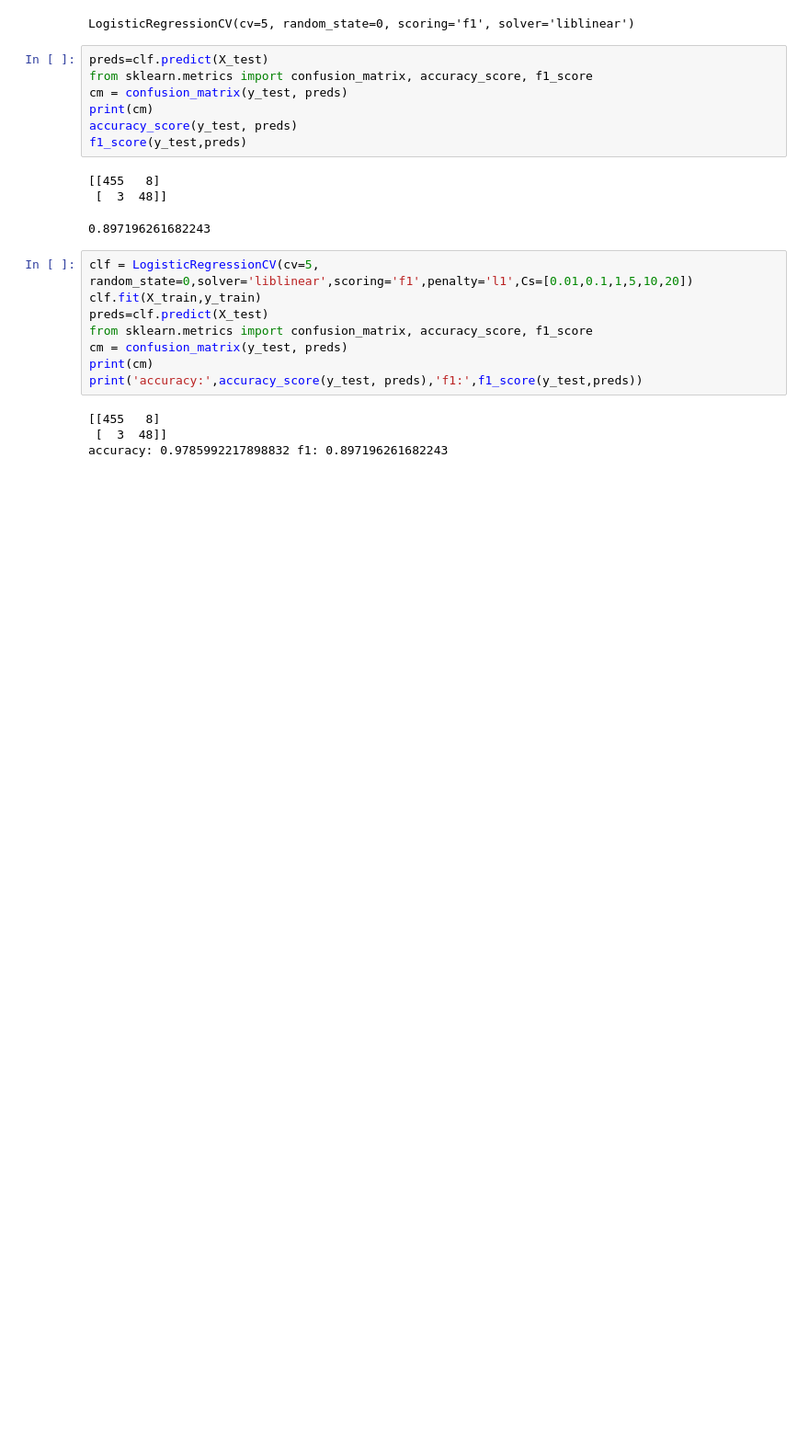
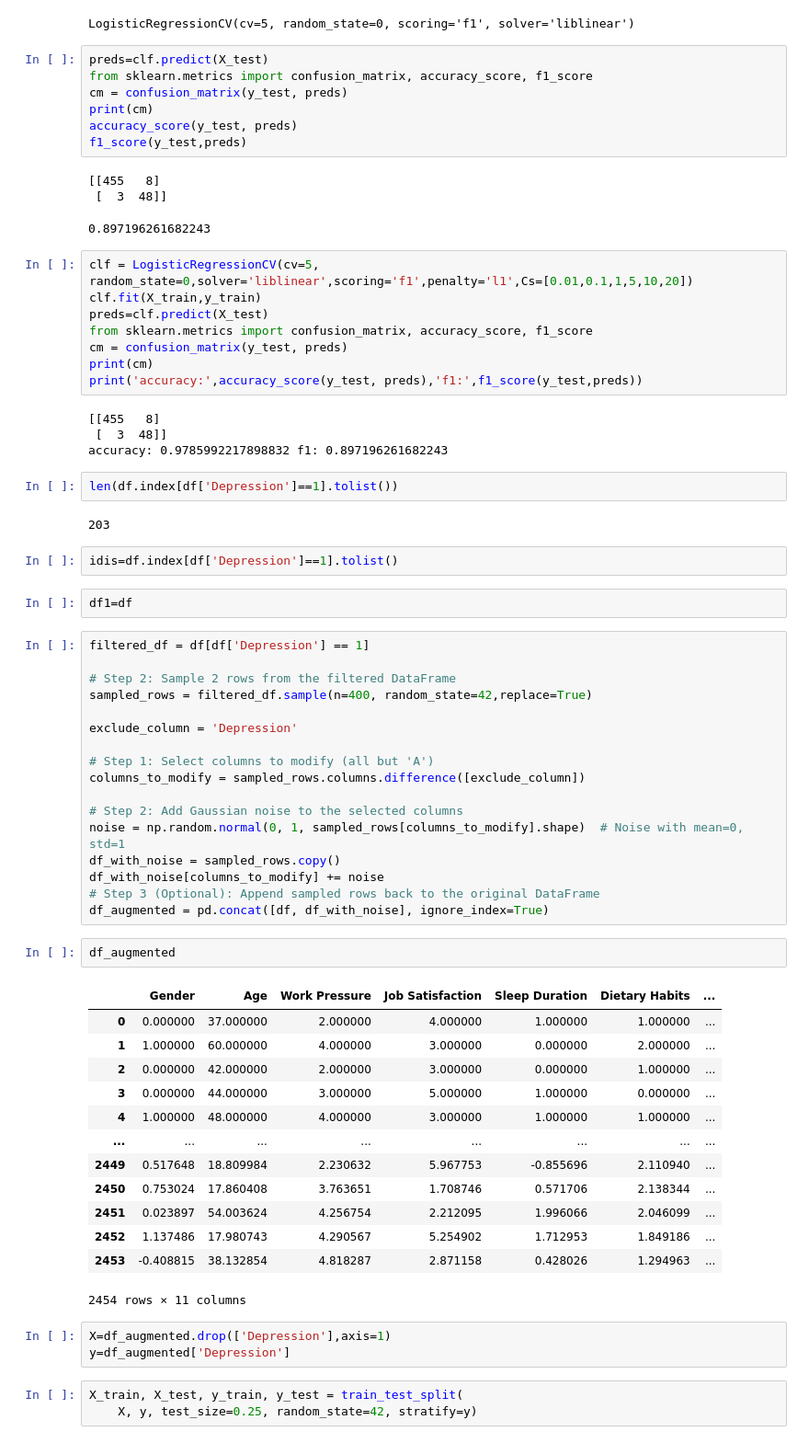
Before and after one commit to jojoroy/Depression, a Jupyter notebook: depression.ipynb, the cells around one changed output. Shown at 92% size. Cells and saved outputs as stored; diff of their text form; blank space fills up the shorter version.

Commit message:
Kaggle Notebook | Depression | Version 4: figured out how to add noise but it is meaningess in this dataset

```diff
--- a/depression.ipynb
+++ b/depression.ipynb
@@ -222,3 +222,50 @@ print('accuracy:',accuracy_score(y_test, preds),'f1:',f1_score(y_test,preds))
 [[455   8]
  [  3  48]]
 accuracy: 0.9785992217898832 f1: 0.897196261682243
+# %%
+len(df.index[df['Depression']==1].tolist())
+# %% [output]
+203
+# %%
+idis=df.index[df['Depression']==1].tolist()
+# %%
+df1=df
+# %%
+filtered_df = df[df['Depression'] == 1]
+
+# Step 2: Sample 2 rows from the filtered DataFrame
+sampled_rows = filtered_df.sample(n=400, random_state=42,replace=True)
+
+exclude_column = 'Depression'
+
+# Step 1: Select columns to modify (all but 'A')
+columns_to_modify = sampled_rows.columns.difference([exclude_column])
+
+# Step 2: Add Gaussian noise to the selected columns
+noise = np.random.normal(0, 1, sampled_rows[columns_to_modify].shape)  # Noise with mean=0, std=1
+df_with_noise = sampled_rows.copy()
+df_with_noise[columns_to_modify] += noise
+# Step 3 (Optional): Append sampled rows back to the original DataFrame
+df_augmented = pd.concat([df, df_with_noise], ignore_index=True)
+# %%
+df_augmented
+# %% [output]
+|  | Gender | Age | Work Pressure | Job Satisfaction | Sleep Duration | Dietary Habits | ... |
+| 0 | 0.000000 | 37.000000 | 2.000000 | 4.000000 | 1.000000 | 1.000000 | ... |
+| 1 | 1.000000 | 60.000000 | 4.000000 | 3.000000 | 0.000000 | 2.000000 | ... |
+| 2 | 0.000000 | 42.000000 | 2.000000 | 3.000000 | 0.000000 | 1.000000 | ... |
+| 3 | 0.000000 | 44.000000 | 3.000000 | 5.000000 | 1.000000 | 0.000000 | ... |
+| 4 | 1.000000 | 48.000000 | 4.000000 | 3.000000 | 1.000000 | 1.000000 | ... |
+| ... | ... | ... | ... | ... | ... | ... | ... |
+| 2449 | 0.517648 | 18.809984 | 2.230632 | 5.967753 | -0.855696 | 2.110940 | ... |
+| 2450 | 0.753024 | 17.860408 | 3.763651 | 1.708746 | 0.571706 | 2.138344 | ... |
+| 2451 | 0.023897 | 54.003624 | 4.256754 | 2.212095 | 1.996066 | 2.046099 | ... |
+| 2452 | 1.137486 | 17.980743 | 4.290567 | 5.254902 | 1.712953 | 1.849186 | ... |
+| 2453 | -0.408815 | 38.132854 | 4.818287 | 2.871158 | 0.428026 | 1.294963 | ... |
+2454 rows × 11 columns
+# %%
+X=df_augmented.drop(['Depression'],axis=1)
+y=df_augmented['Depression']
+# %%
+X_train, X_test, y_train, y_test = train_test_split(
+    X, y, test_size=0.25, random_state=42, stratify=y)
```
Also changed, not shown: parts of 1 cell of this notebook.
